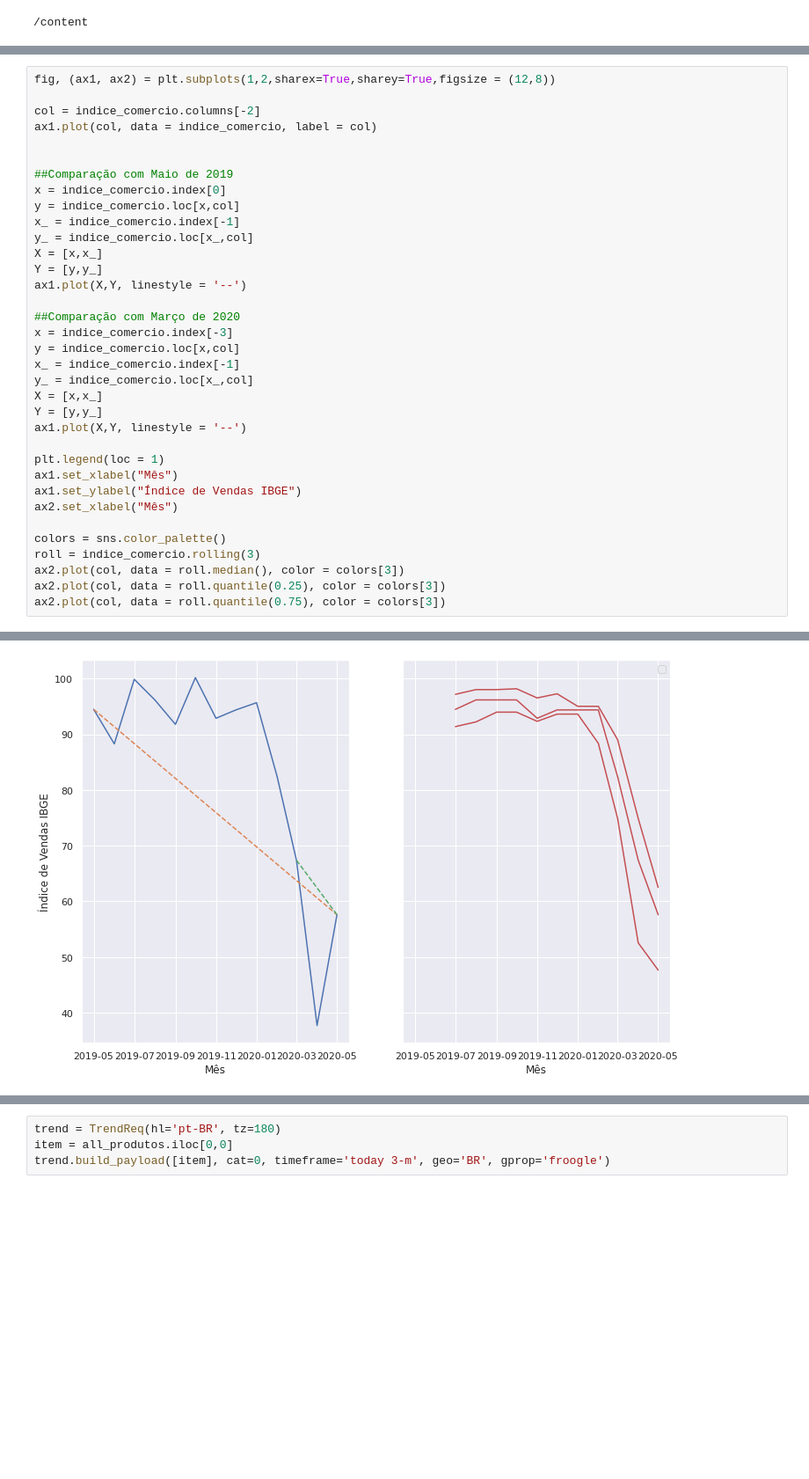
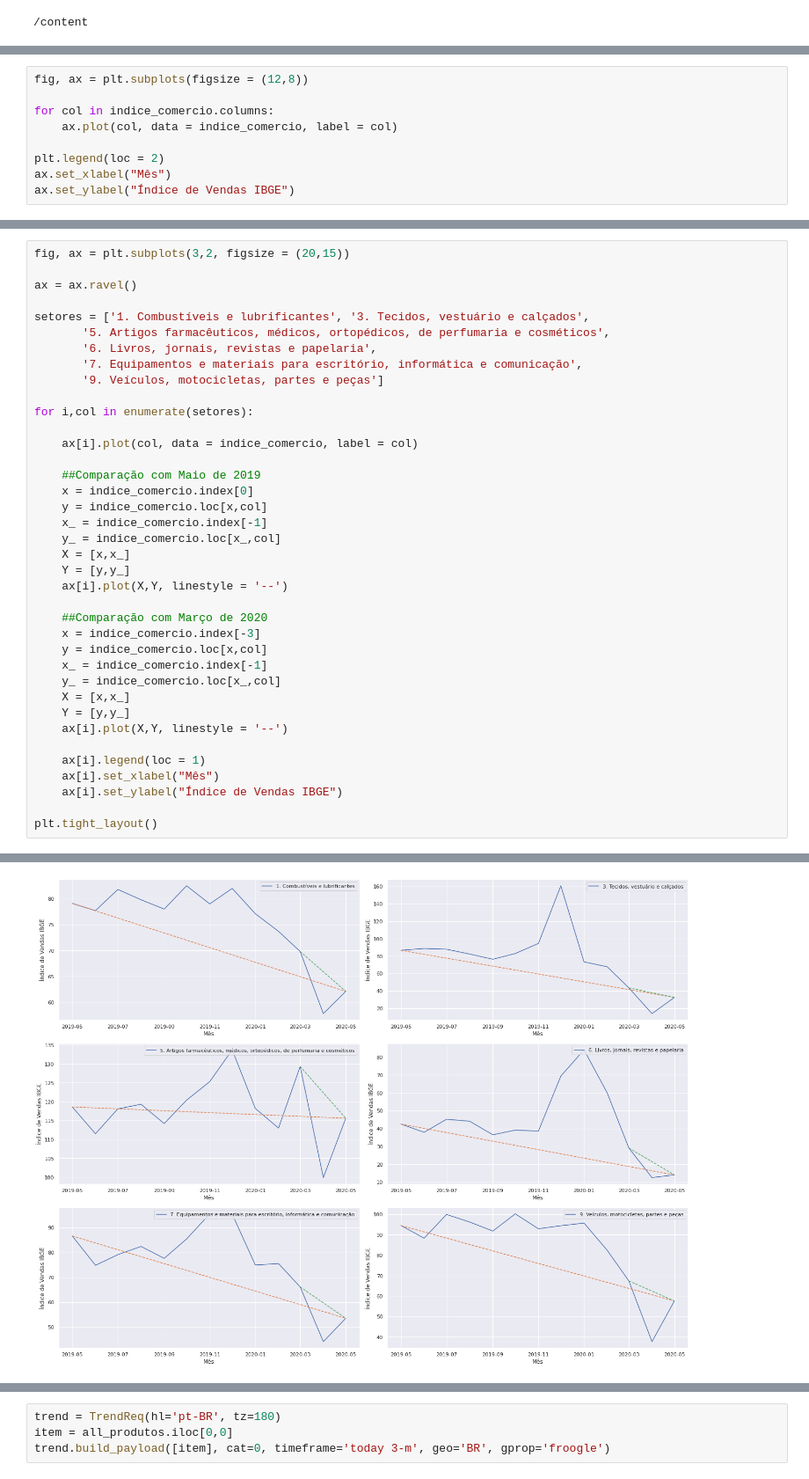
Before and after one commit to GBdeMiranda/DataChallenge_Santander, a Jupyter notebook: DataChallenge.ipynb, the cells around one changed output, grey strips where cells are left out. Shown at 88% size. Drawn from its saved outputs; the diff is of its cells as text; blank space fills up the shorter version.

```diff
--- a/DataChallenge.ipynb
+++ b/DataChallenge.ipynb
@@ -168,0 +188,9 @@ indice_comercio = indice_comercio.T
+# %%
+fig, ax = plt.subplots(figsize = (12,8))
+
+for col in indice_comercio.columns:
+    ax.plot(col, data = indice_comercio, label = col)
+
+plt.legend(loc = 2)
+ax.set_xlabel("Mês")
+ax.set_ylabel("Índice de Vendas IBGE")
@@ -169,36 +221,39 @@ indice_comercio = indice_comercio.T
 # %%
-fig, (ax1, ax2) = plt.subplots(1,2,sharex=True,sharey=True,figsize = (12,8))
+fig, ax = plt.subplots(3,2, figsize = (20,15))
 
-col = indice_comercio.columns[-2]
-ax1.plot(col, data = indice_comercio, label = col)
+ax = ax.ravel()
 
+setores = ['1. Combustíveis e lubrificantes', '3. Tecidos, vestuário e calçados',
+       '5. Artigos farmacêuticos, médicos, ortopédicos, de perfumaria e cosméticos',
+       '6. Livros, jornais, revistas e papelaria',
+       '7. Equipamentos e materiais para escritório, informática e comunicação',
+       '9. Veículos, motocicletas, partes e peças']
 
-##Comparação com Maio de 2019
-x = indice_comercio.index[0]
-y = indice_comercio.loc[x,col]
-x_ = indice_comercio.index[-1]
-y_ = indice_comercio.loc[x_,col]
-X = [x,x_]
-Y = [y,y_]
-ax1.plot(X,Y, linestyle = '--')
+for i,col in enumerate(setores):
 
-##Comparação com Março de 2020
-x = indice_comercio.index[-3]
-y = indice_comercio.loc[x,col]
-x_ = indice_comercio.index[-1]
-y_ = indice_comercio.loc[x_,col]
-X = [x,x_]
-Y = [y,y_]
-ax1.plot(X,Y, linestyle = '--')
+    ax[i].plot(col, data = indice_comercio, label = col)
 
-plt.legend(loc = 1)
-ax1.set_xlabel("Mês")
-ax1.set_ylabel("Índice de Vendas IBGE")
-ax2.set_xlabel("Mês")
+    ##Comparação com Maio de 2019
+    x = indice_comercio.index[0]
+    y = indice_comercio.loc[x,col]
+    x_ = indice_comercio.index[-1]
+    y_ = indice_comercio.loc[x_,col]
+    X = [x,x_]
+    Y = [y,y_]
+    ax[i].plot(X,Y, linestyle = '--')
 
-colors = sns.color_palette()
-roll = indice_comercio.rolling(3)
-ax2.plot(col, data = roll.median(), color = colors[3])
-ax2.plot(col, data = roll.quantile(0.25), color = colors[3])
-ax2.plot(col, data = roll.quantile(0.75), color = colors[3])
+    ##Comparação com Março de 2020
+    x = indice_comercio.index[-3]
+    y = indice_comercio.loc[x,col]
+    x_ = indice_comercio.index[-1]
+    y_ = indice_comercio.loc[x_,col]
+    X = [x,x_]
+    Y = [y,y_]
+    ax[i].plot(X,Y, linestyle = '--')
+
+    ax[i].legend(loc = 1)
+    ax[i].set_xlabel("Mês")
+    ax[i].set_ylabel("Índice de Vendas IBGE")
+
+plt.tight_layout()
 # %% [output]
@@ -207 +260 @@ No handles with labels found to put in legend.
-[figure, old version]
+[figure, new version]
```
Also changed, not shown: parts of 37 cells of this notebook, 1 other file.
